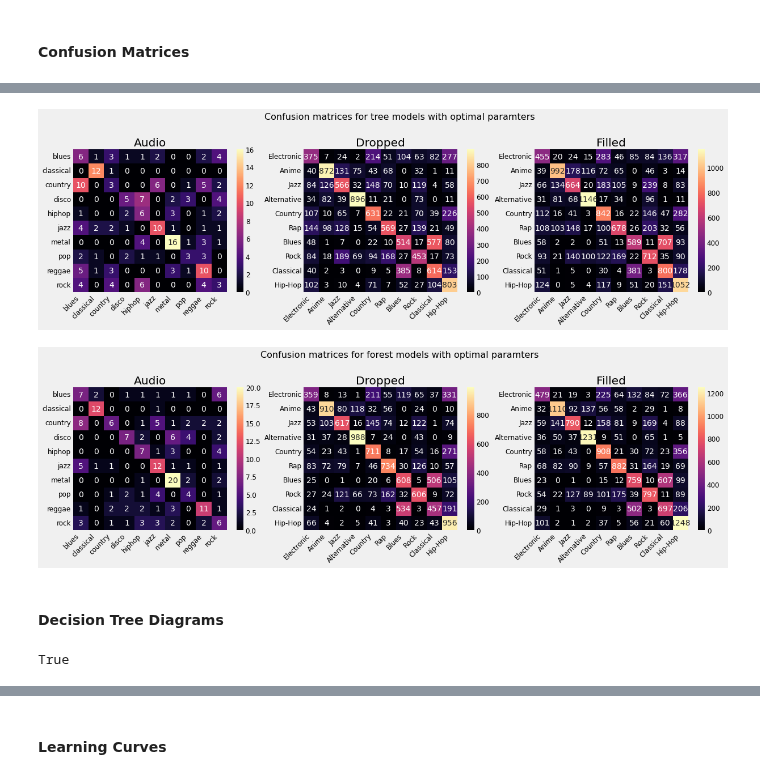
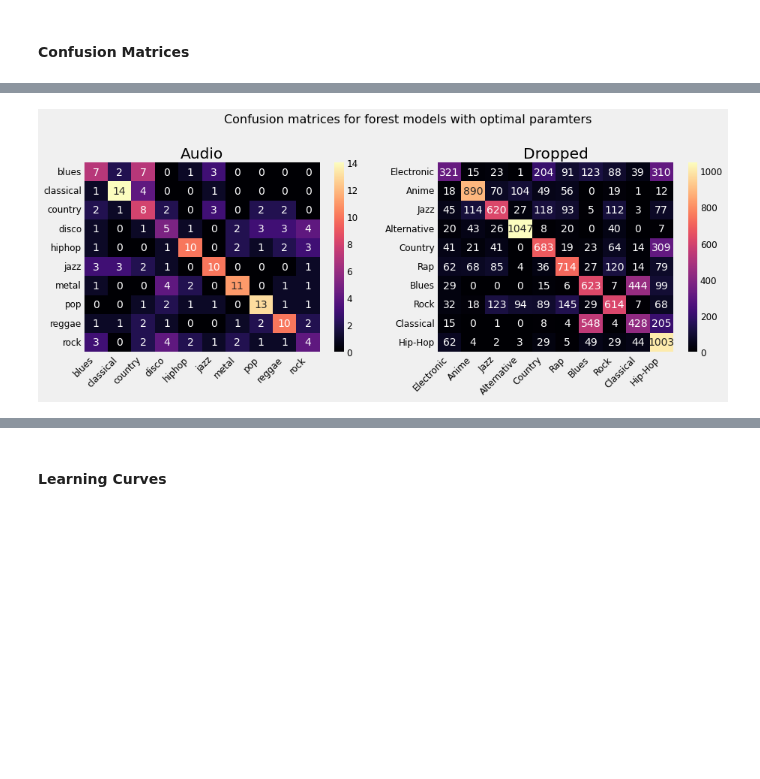
Before and after one commit to alarsen123/music-genre-classification, a Jupyter notebook: MLP4/optimization.ipynb, the cells around one changed output, grey strips where cells are left out. Drawn from its saved outputs; the diff is of its cells as text; code cells hidden in the pictures; blank space fills up the shorter version.

```diff
--- a/MLP4/optimization.ipynb
+++ b/MLP4/optimization.ipynb
@@ -98,13 +98,13 @@ y_filled = song_filled_df['music_genre']
 creating the initial splits
 # %%
 X_audio_train, X_audio_test, y_audio_train, y_audio_test = train_test_split(
-    X_audio, y_audio, test_size=0.20)
+    X_audio, y_audio, test_size=0.20, shuffle = True, stratify = y_audio)
 
 X_dropped_train, X_dropped_test, y_dropped_train, y_dropped_test = train_test_split(
-    X_dropped, y_dropped, test_size=0.30)
+    X_dropped, y_dropped, test_size=0.30, shuffle = True, stratify = y_dropped)
 
 X_filled_train, X_filled_test, y_filled_train, y_filled_test = train_test_split(
-    X_filled, y_filled, test_size=0.30)
+    X_filled, y_filled, test_size=0.30, shuffle = True, stratify = y_filled)
 # %% [markdown]
 Separating data from labels
 # %%
@@ -351,13 +351,20 @@ forest = RandomForestClassifier()
 forest_pipe = Pipeline(steps=[('sc', sc),
                               ('forest', forest)])
 
-n_estimators = [200, 500, 1000]
-# We determined entropy was optimal from the decision tree modeling
+# n_estimators = [200, 500, 1000]
+# # We determined entropy was optimal from the decision tree modeling
+# criterion = ['entropy']
+# max_depth = [10, None]
+# max_features = ['sqrt', 'log2', None]
+# min_samples_split = [2, 5, 10]
+# min_samples_leaf = [1, 3, 5]
+
+n_estimators = [50, 200]
 criterion = ['entropy']
-max_depth = [10, None]
-max_features = ['sqrt', 'log2', None]
-min_samples_split = [2, 5, 10]
-min_samples_leaf = [1, 3, 5]
+max_depth = [10]
+max_features = ['sqrt', 'log2']
+min_samples_split = [2]
+min_samples_leaf = [1, 3]
 
 forest_parameters = dict(forest__n_estimators=n_estimators,
                          forest__criterion=criterion,
@@ -577,18 +531,17 @@ filled_results_metrics.to_csv(
 from sklearn.metrics import confusion_matrix
 
 def plot_confustion_matrices(preds, tests, plot_name):
-    fig, axs = plt.subplots(1, 3, figsize=(20, 5))
+    fig, axs = plt.subplots(1, 2, figsize=(15, 5))
 
 
-    for i in range(3):
+    for i in range(2):
         confusion_mat = confusion_matrix(tests[i], preds[i])
         sns.heatmap(confusion_mat, annot=True, cmap='magma', ax=axs[i], fmt='g')
 
     axs[0].set(title='Audio')
     axs[1].set(title='Dropped')
-    axs[2].set(title='Filled')
 
-    for i in range(3):
+    for i in range(2):
         axs[i].grid(False)
 
     axs[0].set_xticklabels(
@@ -609,17 +562,6 @@ def plot_confustion_matrices(preds, tests, plot_name):
     )
     axs[1].set_yticklabels(
         [dropped_genres[i] for i in range(10)],
-        rotation=0,
-        horizontalalignment='right'
-    )
-
-    axs[2].set_xticklabels(
-        [filled_genres[i] for i in range(10)],
-        rotation=45,
-        horizontalalignment='right'
-    )
-    axs[2].set_yticklabels(
-        [filled_genres[i] for i in range(10)],
         rotation=0,
         horizontalalignment='right'
     )
@@ -658,29 +591,5 @@ plot_confustion_matrices(
-# %%
-plot_confustion_matrices([y_pred_tree_audio, y_pred_tree_dropped, y_pred_tree_filled], [
-                         y_audio_test, y_dropped_test, y_filled_test], 'tree')
-# %% [output]
-[figure, removed]
 # %%
 plot_confustion_matrices(
-    [y_pred_forest_audio, y_pred_forest_dropped, y_pred_forest_filled], [y_audio_test, y_dropped_test, y_filled_test], 'forest')
+    [y_pred_forest_audio, y_pred_forest_dropped], [y_audio_test, y_dropped_test], 'forest')
 # %% [output]
-[figure, old version]
+[figure, new version]
-# %% [markdown]
-#### Decision Tree Diagrams
-# %%
-dot_data = export_graphviz(
-    tree_audio.named_steps['tree'],
-    rounded=True,
-    filled=True,
-    feature_names=audio_features,
-    class_names=audio_genres
-)
-
-out_file = os.path.join(RESULTS_PATH, "audio_tree.pdf")
-
-pydot_graph = pydotplus.graph_from_dot_data(dot_data)
-pydot_graph.set_size('"65,50!"')
-pydot_graph.write_pdf(out_file)
-# Source(pydot_graph.to_string())
-# %% [output]
-True
```
Also changed, not shown: parts of 30 cells of this notebook.
